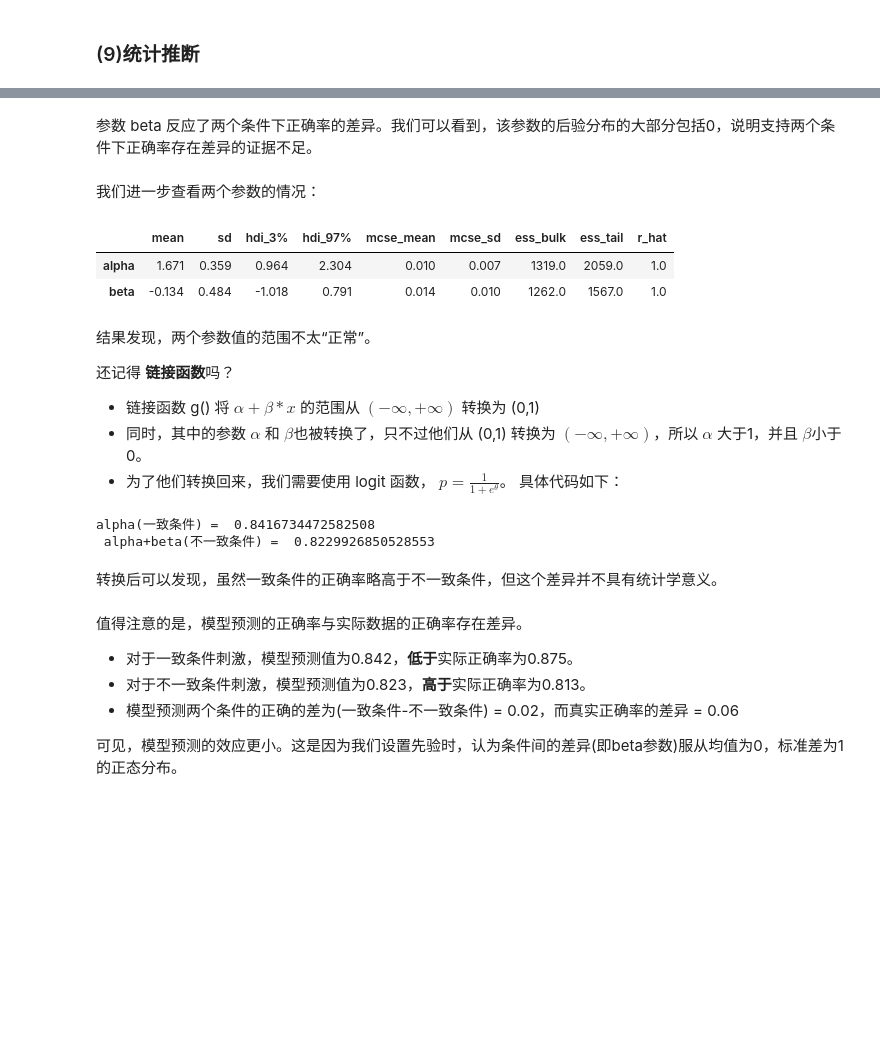
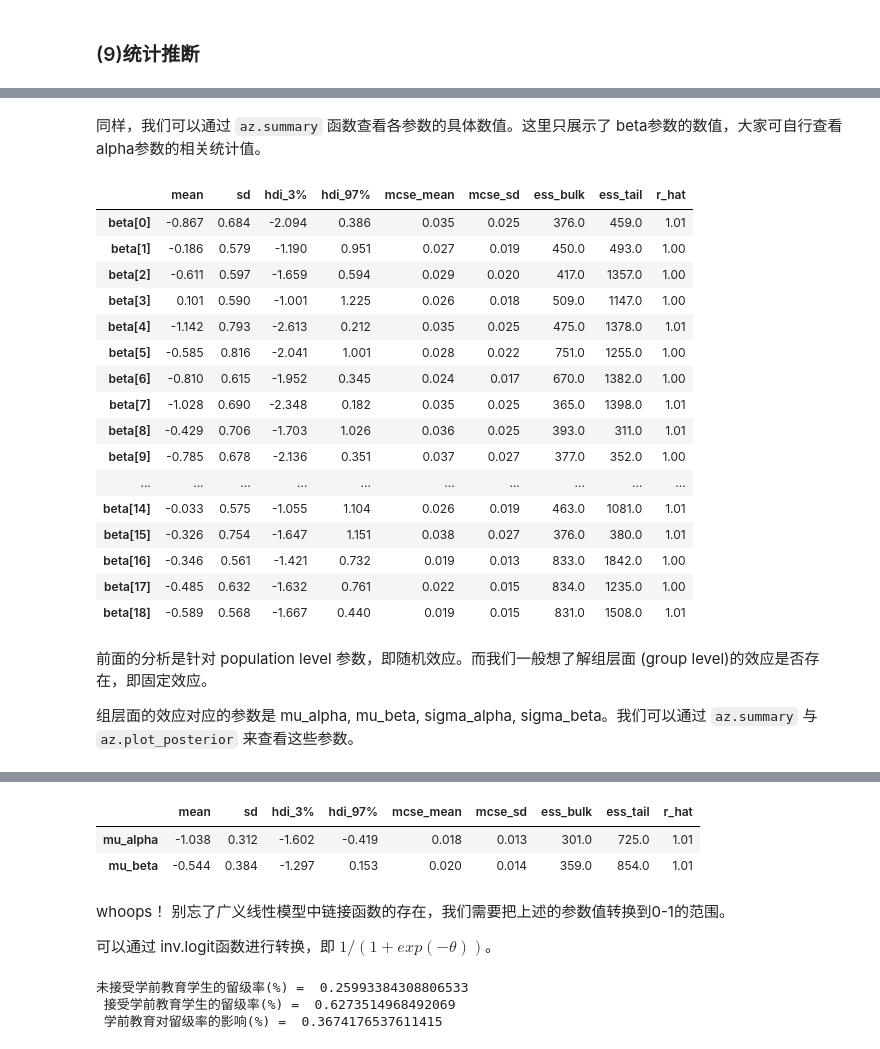
Before and after one commit to Utenna/PyBayesian, a Jupyter notebook: pan/Wanke_1202.ipynb, the cells around one changed output, grey strips where cells are left out. Cells and saved outputs as stored; diff of their text form; code cells hidden in the pictures; blank space fills up the shorter version.

```diff
--- a/pan/Wanke_1202.ipynb
+++ b/pan/Wanke_1202.ipynb
@@ -312 +554,27 @@ comp
+# %% [markdown]
+同样，我们可以通过 `az.summary` 函数查看各参数的具体数值。这里只展示了 beta参数的数值，大家可自行查看 alpha参数的相关统计值。
+# %%
+az.summary(trace3, var_names = ["beta"])
+# %% [output]
+|  | mean | sd | hdi_3% | hdi_97% | mcse_mean | mcse_sd | ess_bulk | ess_tail | r_hat |
+| beta[0] | -0.867 | 0.684 | -2.094 | 0.386 | 0.035 | 0.025 | 376.0 | 459.0 | 1.01 |
+| beta[1] | -0.186 | 0.579 | -1.190 | 0.951 | 0.027 | 0.019 | 450.0 | 493.0 | 1.00 |
+| beta[2] | -0.611 | 0.597 | -1.659 | 0.594 | 0.029 | 0.020 | 417.0 | 1357.0 | 1.00 |
+| beta[3] | 0.101 | 0.590 | -1.001 | 1.225 | 0.026 | 0.018 | 509.0 | 1147.0 | 1.00 |
+| beta[4] | -1.142 | 0.793 | -2.613 | 0.212 | 0.035 | 0.025 | 475.0 | 1378.0 | 1.01 |
+| beta[5] | -0.585 | 0.816 | -2.041 | 1.001 | 0.028 | 0.022 | 751.0 | 1255.0 | 1.00 |
+| beta[6] | -0.810 | 0.615 | -1.952 | 0.345 | 0.024 | 0.017 | 670.0 | 1382.0 | 1.00 |
+| beta[7] | -1.028 | 0.690 | -2.348 | 0.182 | 0.035 | 0.025 | 365.0 | 1398.0 | 1.01 |
+| beta[8] | -0.429 | 0.706 | -1.703 | 1.026 | 0.036 | 0.025 | 393.0 | 311.0 | 1.01 |
+| beta[9] | -0.785 | 0.678 | -2.136 | 0.351 | 0.037 | 0.027 | 377.0 | 352.0 | 1.00 |
+| ... | ... | ... | ... | ... | ... | ... | ... | ... | ... |
+| beta[14] | -0.033 | 0.575 | -1.055 | 1.104 | 0.026 | 0.019 | 463.0 | 1081.0 | 1.01 |
+| beta[15] | -0.326 | 0.754 | -1.647 | 1.151 | 0.038 | 0.027 | 376.0 | 380.0 | 1.01 |
+| beta[16] | -0.346 | 0.561 | -1.421 | 0.732 | 0.019 | 0.013 | 833.0 | 1842.0 | 1.00 |
+| beta[17] | -0.485 | 0.632 | -1.632 | 0.761 | 0.022 | 0.015 | 834.0 | 1235.0 | 1.00 |
+| beta[18] | -0.589 | 0.568 | -1.667 | 0.440 | 0.019 | 0.015 | 831.0 | 1508.0 | 1.01 |
+# %% [markdown]
+前面的分析是针对 population level 参数，即随机效应。而我们一般想了解组层面 (group level)的效应是否存在，即固定效应。
+
+组层面的效应对应的参数是 mu_alpha, mu_beta, sigma_alpha, sigma_beta。我们可以通过 `az.summary` 与 `az.plot_posterior` 来查看这些参数。
 # %%
@@ -314,37 +582,25 @@ az.plot_posterior(trace, var_names=['beta'])
 plt.show()
 # %% [output]
 [interactive output not drawn]
-# %% [markdown]
-参数 beta 反应了两个条件下正确率的差异。我们可以看到，该参数的后验分布的大部分包括0，说明支持两个条件下正确率存在差异的证据不足。
-# %% [markdown]
-我们进一步查看两个参数的情况：
 # %%
-az.summary(trace, var_names=['alpha','beta'])
+az.summary(trace, var_names=['mu_alpha','mu_beta'])
 # %% [output]
 |  | mean | sd | hdi_3% | hdi_97% | mcse_mean | mcse_sd | ess_bulk | ess_tail | r_hat |
-| alpha | 1.671 | 0.359 | 0.964 | 2.304 | 0.010 | 0.007 | 1319.0 | 2059.0 | 1.0 |
-| beta | -0.134 | 0.484 | -1.018 | 0.791 | 0.014 | 0.010 | 1262.0 | 1567.0 | 1.0 |
+| mu_alpha | -1.038 | 0.312 | -1.602 | -0.419 | 0.018 | 0.013 | 301.0 | 725.0 | 1.01 |
+| mu_beta | -0.544 | 0.384 | -1.297 | 0.153 | 0.020 | 0.014 | 359.0 | 854.0 | 1.01 |
-# %% [markdown]
-结果发现，两个参数值的范围不太“正常”。
-
-还记得 **链接函数**吗？
-- 链接函数 g() 将 $\alpha + \beta * x$ 的范围从 $(-\infty, +\infty)$ 转换为 (0,1)
-- 同时，其中的参数 $\alpha$ 和 $\beta$也被转换了，只不过他们从 (0,1) 转换为  $(-\infty, +\infty)$，所以  $\alpha$ 大于1，并且 $\beta$小于0。
-- 为了他们转换回来，我们需要使用 logit 函数， $p = \frac{1}{1+e^θ}$。
-具体代码如下：
+# %% [markdown]
+whoops！ 别忘了广义线性模型中链接函数的存在，我们需要把上述的参数值转换到0-1的范围。
+
+可以通过 inv.logit函数进行转换，即 $1 / (1 + exp(-\theta))$。
 # %%
-p_congruent = 1 / (1 + np.exp(-trace.posterior["alpha"].mean())).to_pandas()
-p_incongruent = 1 / (1 + np.exp(-(trace.posterior["beta"].mean()+trace.posterior["alpha"].mean()))).to_pandas()
-print("alpha(一致条件) = ",p_congruent, "\n alpha+beta(不一致条件) = ", p_incongruent)
+alpha = 1 / (1 + np.exp(-trace3.posterior["mu_alpha"].mean())).to_pandas()
+beta = 1 / (1 + np.exp(-(trace3.posterior["mu_beta"].mean()))).to_pandas()
+print(
+    "未接受学前教育学生的留级率(%) = ",alpha,
+    "\n 接受学前教育学生的留级率(%) = ", alpha + beta,
+    "\n 学前教育对留级率的影响(%) = ", beta
+    )
 # %% [output]
-alpha(一致条件) =  0.8416734472582508
- alpha+beta(不一致条件) =  0.8229926850528553
+未接受学前教育学生的留级率(%) =  0.25993384308806533
+ 接受学前教育学生的留级率(%) =  0.6273514968492069
+ 学前教育对留级率的影响(%) =  0.3674176537611415
-# %% [markdown]
-转换后可以发现，虽然一致条件的正确率略高于不一致条件，但这个差异并不具有统计学意义。
-# %% [markdown]
-值得注意的是，模型预测的正确率与实际数据的正确率存在差异。
-- 对于一致条件刺激，模型预测值为0.842，**低于**实际正确率为0.875。
-- 对于不一致条件刺激，模型预测值为0.823，**高于**实际正确率为0.813。
-- 模型预测两个条件的正确的差为(一致条件-不一致条件) = 0.02，而真实正确率的差异 = 0.06
-
-可见，模型预测的效应更小。这是因为我们设置先验时，认为条件间的差异(即beta参数)服从均值为0，标准差为1的正态分布。
```
Also changed, not shown: parts of 102 cells of this notebook, 1 other file.
